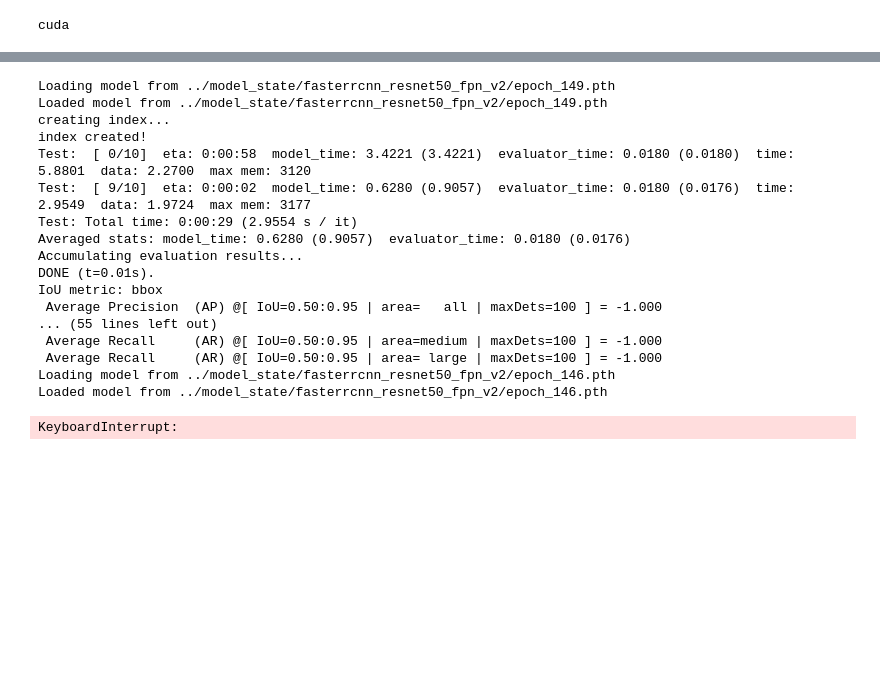
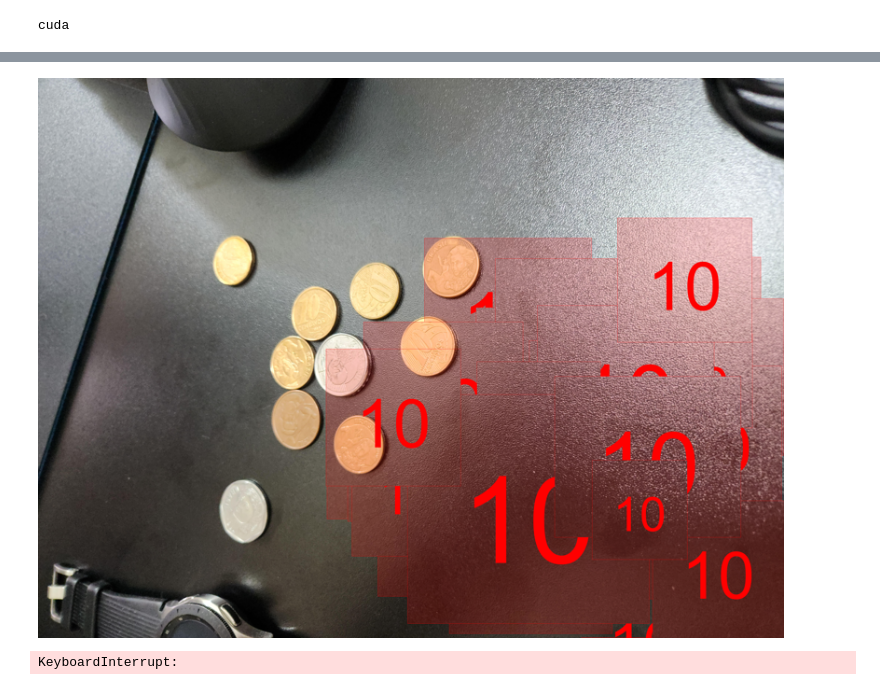
Before and after one commit to bruno-brant/python-money-detector, a Jupyter notebook: notebooks/evaluate_model.ipynb, the cells around one changed output, grey strips where cells are left out. Drawn from its saved outputs; the diff is of its cells as text; code cells hidden in the pictures; blank space fills up the shorter version.

```diff
--- a/notebooks/evaluate_model.ipynb
+++ b/notebooks/evaluate_model.ipynb
@@ -18,0 +50,3 @@ epochs = version_manager.get_epochs(model_name)
+# %%
+predictor = prediction.Predictor(model, model_name)
+predicted = predictor.predict(image)
@@ -19,25 +57,14 @@ epochs = version_manager.get_epochs(model_name)
+# %%
+resize_by(validation_utils.show_prediction(image, constants.CLASSES, predicted=predicted), 5)
+# %% [output]
+[figure, added]
 # %%
-for epoch in reversed(epochs):
-    version_manager.load_model(model_name, model, epoch=epoch)
+# engine.evaluate(model, data_loader_test, device=device)
+# epochs = version_manager.get_epochs(model_name)
+# for [epoch_number, _] in reversed(epochs):
+#     version_manager.load_model(model_name, model, epoch=epoch_number)
 
-    model.to(device).eval()
-    engine.evaluate(model, data_loader_test, device=device)
+#     model.to(device).eval()
+#     engine.evaluate(model, data_loader_test, device=device)
 # %% [output]
-Loading model from ../model_state/fasterrcnn_resnet50_fpn_v2/epoch_149.pth
-Loaded model from ../model_state/fasterrcnn_resnet50_fpn_v2/epoch_149.pth
-creating index...
-index created!
-Test:  [ 0/10]  eta: 0:00:58  model_time: 3.4221 (3.4221)  evaluator_time: 0.0180 (0.0180)  time: 5.8801  data: 2.2700  max mem: 3120
-Test:  [ 9/10]  eta: 0:00:02  model_time: 0.6280 (0.9057)  evaluator_time: 0.0180 (0.0176)  time: 2.9549  data: 1.9724  max mem: 3177
-Test: Total time: 0:00:29 (2.9554 s / it)
-Averaged stats: model_time: 0.6280 (0.9057)  evaluator_time: 0.0180 (0.0176)
-Accumulating evaluation results...
-DONE (t=0.01s).
-IoU metric: bbox
- Average Precision  (AP) @[ IoU=0.50:0.95 | area=   all | maxDets=100 ] = -1.000
-... (55 lines left out)
- Average Recall     (AR) @[ IoU=0.50:0.95 | area=medium | maxDets=100 ] = -1.000
- Average Recall     (AR) @[ IoU=0.50:0.95 | area= large | maxDets=100 ] = -1.000
-Loading model from ../model_state/fasterrcnn_resnet50_fpn_v2/epoch_146.pth
-Loaded model from ../model_state/fasterrcnn_resnet50_fpn_v2/epoch_146.pth
+KeyboardInterrupt:
-KeyboardInterrupt:
```
Also changed, not shown: parts of 10 cells of this notebook, 11 other files.
